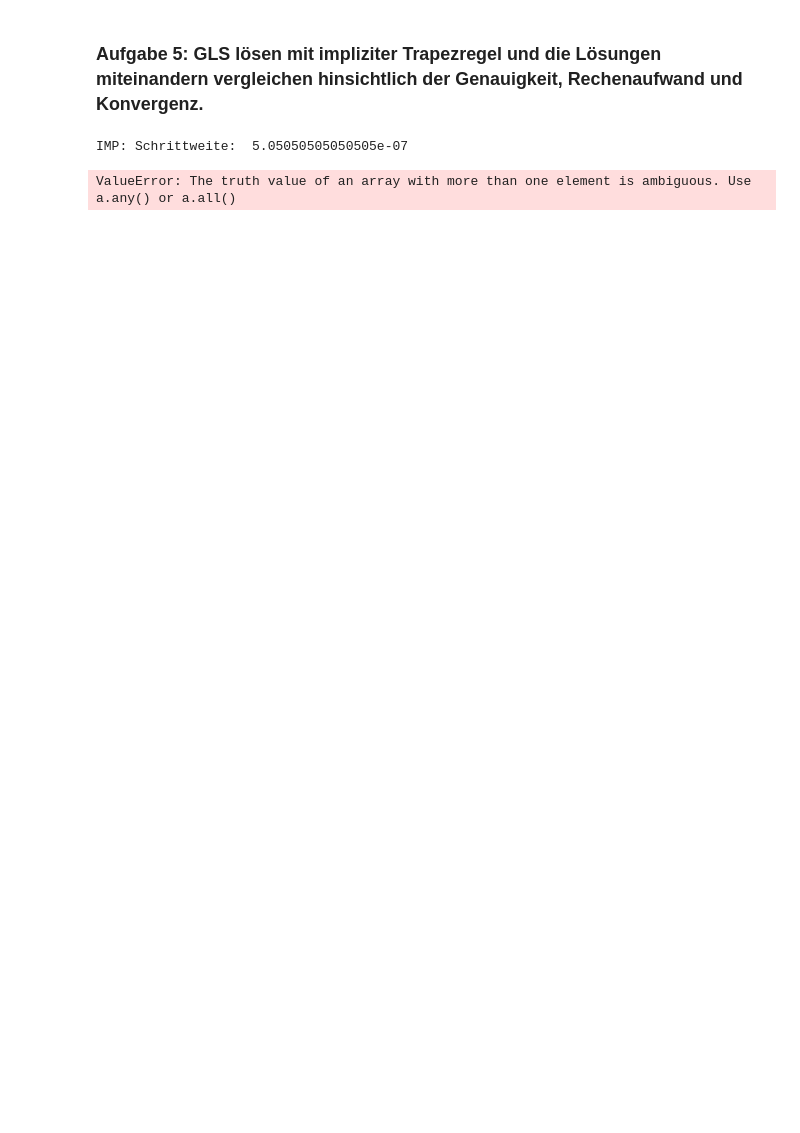
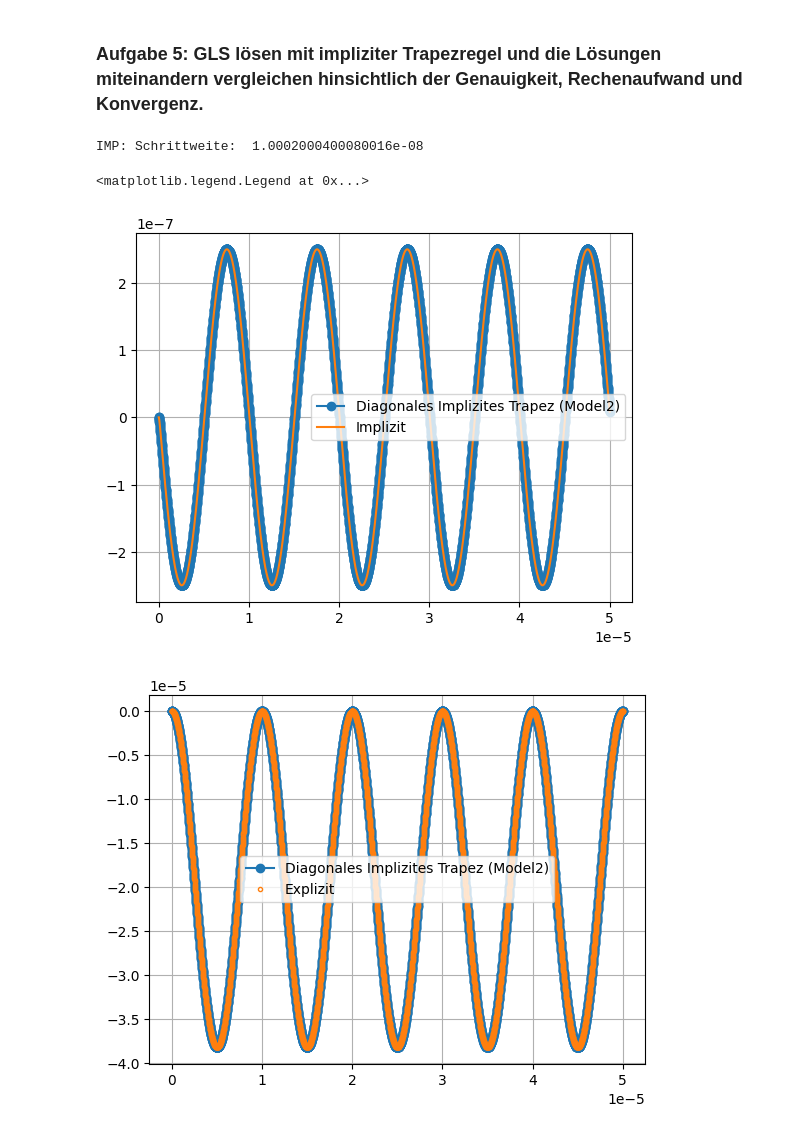
Before and after one commit to hollejon/Numerik, a Jupyter notebook: projekt/transformator.ipynb, the cells around one changed output. Cells and saved outputs as stored; diff of their text form; code cells hidden in the pictures; blank space fills up the shorter version.

Commit message:
trapez

```diff
--- a/projekt/transformator.ipynb
+++ b/projekt/transformator.ipynb
@@ -194,14 +193,15 @@ def implizitEuler_DIRK(x0, X, f, df, N, A, B, C, tol):
     # df: Jacobi Matrix der Funktion f
     # N: Anzahl der Schritte
     # tol: Toleranz
-    max_iter=20
+    max_iter=10
 
     h = (X-x0[0])/(N-1)
     print( "IMP: Schrittweite: ", h)
     x = np.zeros(N)
-    y = np.zeros(N)
+    y = np.zeros((N,2))
     x[0] = x0[0]
     y[0] = x0[1]
+
     s = 0
 
     for i in range(1,N):
@@ -213,44 +213,93 @@ def implizitEuler_DIRK(x0, X, f, df, N, A, B, C, tol):
         k_2 = k_1
         r = k_2 - f(x[i-1]+h, [y[i-1] + h*(k_1*A[s][0] + k_2*A[s][1]),y[i-1] + h*(k_1*A[s][0] + k_2*A[s][1])])
 
-        while np.abs(r) > tol and step < max_iter:
+        value = np.max(r)
+        while (np.abs(value) > tol and step < max_iter):
+
             j = -df(x[i-1] + h*C[1], [y[i-1] + h*(k_1*A[s][0] + k_2*A[s][1]),y[i-1] + h*(k_1*A[s][0] + k_2*A[s][1])])
+            print(k_2)
+            print(-r / (1-h*j))
             delta_k = -r / (1-h*j)
             k_2 += delta_k
             r = k_2 - f(x[i-1] + h*C[1], [y[i-1] + h*(k_1*A[s][0] + k_2*A[s][1]), y[i-1] + h*(k_1*A[s][0] + k_2*A[s][1])])
             step += 1
 
         #print("k's: ", kl[0], kl[1])
         y[i] = y[i-1] + h*(k_1*B[0] + k_2*B[1])
 
     return x, y
 
 
 
+#chat
+def implizitEuler_DIRKchat(x0, X, f, df, N, A, B, C, tol):
+    # x0: Startpunkt
+    # X: Endpunkt
+    # f: Funktion
+    # df: Jacobi Matrix der Funktion f
+    # N: Anzahl der Schritte
+    # tol: Toleranz
+    max_iter = 20
 
-x0 = [0.0,0.0]
+    h = (X - x0[0]) / (N - 1)
+    print("IMP: Schrittweite: ", h)
+    x = np.zeros(N)
+    y = np.zeros((N, len(x0)))
+    x[0] = x0[0]
+    y[0] = x0[1]
+    s = 0
+
+    for i in range(1, N):
+        step = 0
+        x[i] = x[i - 1] + h
+        k_1 = f(x[i - 1], y[i - 1])
+        k_2 = k_1
+        r = k_2 - f(x[i - 1] + h, y[i - 1] + h * np.dot(k_1, A[s]))
+
+        while np.linalg.norm(r) > tol and step < max_iter:
+            j = -df(x[i - 1] + h * C[1], y[i - 1] + h * np.dot(k_1, A[s]))
+            delta_k = -np.dot(np.linalg.inv(np.eye(len(x0)) - h * j), r)
+            k_2 += delta_k
+            r = k_2 - f(x[i - 1] + h * C[1], y[i - 1] + h * np.dot(k_2, A[s]))
+            step += 1
+
+        y[i] = y[i - 1] + h * np.dot((k_1 * B[0] + k_2 * B[1]), np.eye(len(x0)))
+    return x, y
+
+
+x0 = [0.0,[0.0,0.0]]
 
 
 
 # c | a
 #   | b
 c1 = 0.0
 c2 = 1.0
 a1 = [0.0, 0.0]
 a2 = [0.5, 0.5]
 b1 = 0.5
 b2 = 0.5
 A = [a1, a2]
 B = [b1, b2]
 C = [c1, c2]
 tend = 50*10**-6
-x_imp_dirk2, y_imp_dirk2 = implizitEuler_DIRK(x0, tend, model1, model1_df, 10, A, B, C ,1e-3)
+x_imp_dirk2, y_imp_dirk2 = implizitEuler_DIRKchat(x0, tend, model1, model1_df, 5000, A, B, C ,1e-3)
 
 
 x_an = np.linspace(0,1,100)
-plt.figure(2)
-plt.plot(x_imp_dirk2, y_imp_dirk2, 'o-', label='Diagonales Implizites Trapez (Model2)')
+plt.figure(3)
+plt.plot(x_imp_dirk2, y_imp_dirk2[:,0], 'o-', label='Diagonales Implizites Trapez (Model2)')
+plt.plot(t2, I_x2[:,1],  '-', label='Implizit')
+plt.grid()
 plt.legend()
+
+plt.figure(4)
+plt.plot(x_imp_dirk2, y_imp_dirk2[:,1], 'o-', label='Diagonales Implizites Trapez (Model2)')
+plt.plot(t_imp, x_imp[:,1],  '.', label='Explizit', markerfacecolor='none')
+plt.grid()
+plt.legend()
 # %% [output]
-IMP: Schrittweite:  5.05050505050505e-07
+IMP: Schrittweite:  1.0002000400080016e-08
-ValueError: The truth value of an array with more than one element is ambiguous. Use a.any() or a.all()
+<matplotlib.legend.Legend at 0x...>
+[figure, added]
+[figure, added]
```
Also changed, not shown: parts of 1 cell of this notebook, 1 other file.
